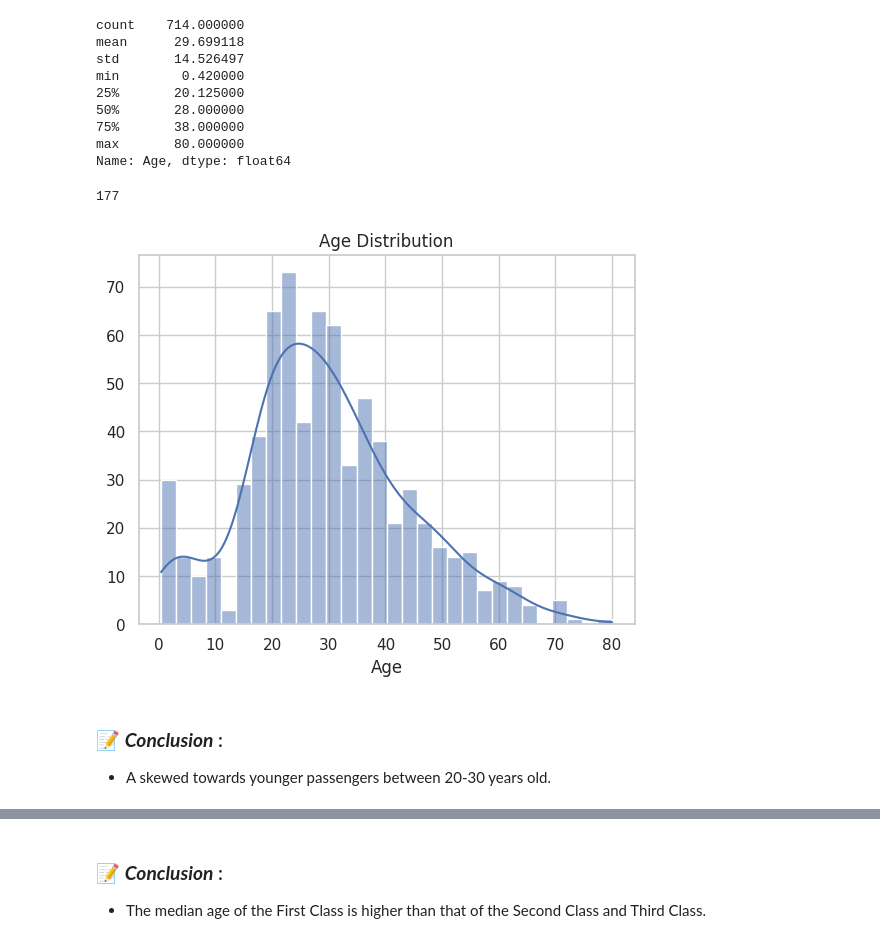
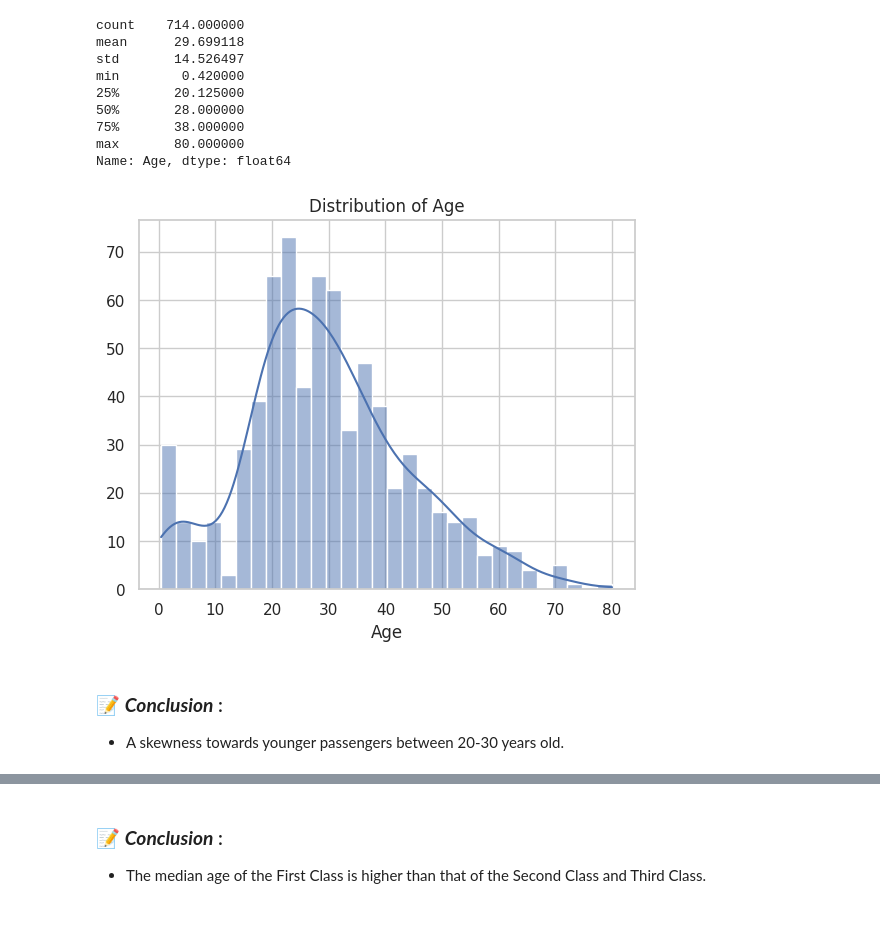
Before and after one commit to yigaai/StoryTelling_with_Data_myTelescope, a Jupyter notebook: titanic-survival-prediction.ipynb, the cells around one changed output, grey strips where cells are left out. Drawn from its saved outputs; the diff is of its cells as text; code cells hidden in the pictures.

```diff
--- a/titanic-survival-prediction.ipynb
+++ b/titanic-survival-prediction.ipynb
@@ -190,7 +194,8 @@ df.drop(['PassengerId'], axis=1, inplace=True)
 
 * Convert to numerical features which would be better for prediction.
 # %%
-df['Sex'] = df['Sex'].map({'male': 0, 'female':1})
+df['Sex'] = df['Sex'].map({'male': 0,
+                           'female':1})
 # %% [markdown]
 ### 3. 🔍 **Col: Age**
 # %%
@@ -205,7 +210,3 @@ min        0.420000
 75%       38.000000
 max       80.000000
 Name: Age, dtype: float64
-# %%
-df['Age'].isna().sum()
-# %% [output]
-177
@@ -214,17 +213,18 @@ sns.set_style('whitegrid')
 # %%
+sns.set_style('whitegrid')
 sns.histplot(data=df,
              x=df['Age'].dropna(),
              bins=30,
              kde=True)
 
-plt.title('Age Distribution')
+plt.title('Distribution of Age')
 plt.ylabel('')
 plt.show()
 # %% [output]
-[figure, old version]
+[figure, new version]
 # %% [markdown]
 ### 📝 ***Conclusion*** :
 
-*  A skewed towards younger passengers between 20-30 years old.
+*  A skewness towards younger passengers between 20-30 years old.
 # %%
 fig = px.box(data_frame=df,
```
Also changed, not shown: parts of 20 cells of this notebook.
